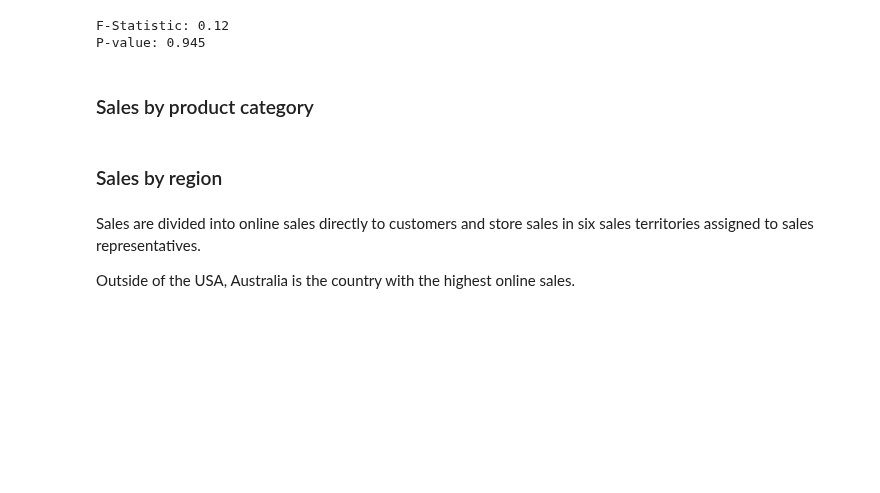
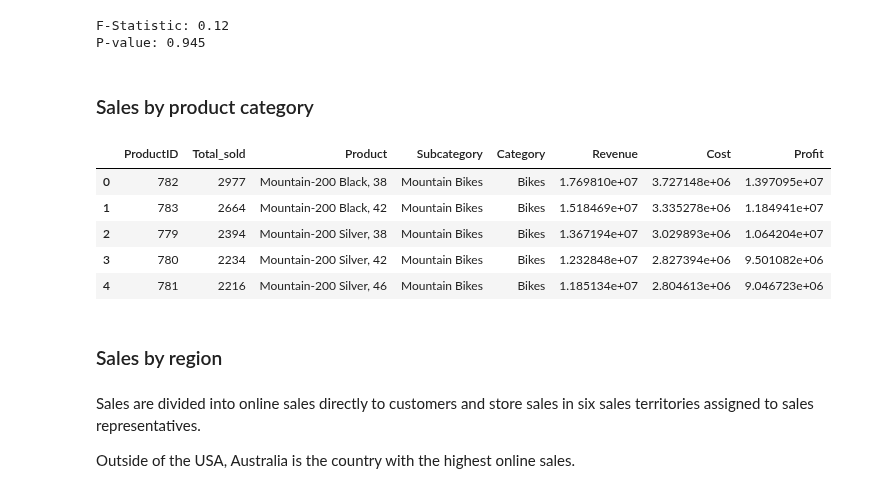
Before and after one commit to PieRatCat/SQL-stuff, a Jupyter notebook: SQL_kunskapskontroll/exam_submission.ipynb, the cells around one changed output. Saved outputs shown, nothing was run; the diff lists cells and outputs as text; code cells hidden in the pictures; blank space fills up the shorter version.

```diff
--- a/SQL_kunskapskontroll/exam_submission.ipynb
+++ b/SQL_kunskapskontroll/exam_submission.ipynb
@@ -199,6 +197,56 @@ F-Statistic: 0.12
 P-value: 0.945
 # %% [markdown]
 ### Sales by product category
+# %%
+sales_all = pd.read_sql(sql="""
+WITH Total_sold AS
+(SELECT
+	ProductID,
+	SUM(OrderQty) AS Total_sold
+FROM
+	Sales.SalesOrderDetail
+GROUP BY ProductID
+)
+, Total_amount AS
+(SELECT
+	s.ProductID,
+	SUM(OrderQty * LineTotal) AS Total_amount,
+	SUM(OrderQty * StandardCost) AS Total_cost
+FROM Sales.SalesOrderDetail AS s
+	INNER JOIN Production.Product AS p
+	ON s.ProductID = p.ProductID
+GROUP BY s.ProductID
+)
+SELECT
+	t.ProductID,
+	t.Total_sold,
+	p.Name AS Product,
+	s.Name AS Subcategory,
+	c.Name AS Category,
+	a.Total_amount AS Revenue,
+	a.Total_cost AS Cost,
+	(a.Total_amount - a.Total_cost) AS Profit
+FROM
+	Total_sold AS t
+	INNER JOIN Production.Product AS p
+	ON t.ProductID = p.ProductID
+	INNER JOIN Production.ProductSubcategory AS s
+	ON p.ProductSubcategoryID = s.ProductSubcategoryID
+	INNER JOIN Production.ProductCategory AS c
+	ON s.ProductCategoryID = c.ProductCategoryID
+	INNER JOIN Total_amount AS a
+	ON t.ProductID = a.ProductID
+ORDER BY Profit DESC
+;
+""", con=connection)
+sales_all.head()
+# %% [output]
+|  | ProductID | Total_sold | Product | Subcategory | Category | Revenue | Cost | Profit |
+| 0 | 782 | 2977 | Mountain-200 Black, 38 | Mountain Bikes | Bikes | 1.769810e+07 | 3.727148e+06 | 1.397095e+07 |
+| 1 | 783 | 2664 | Mountain-200 Black, 42 | Mountain Bikes | Bikes | 1.518469e+07 | 3.335278e+06 | 1.184941e+07 |
+| 2 | 779 | 2394 | Mountain-200 Silver, 38 | Mountain Bikes | Bikes | 1.367194e+07 | 3.029893e+06 | 1.064204e+07 |
+| 3 | 780 | 2234 | Mountain-200 Silver, 42 | Mountain Bikes | Bikes | 1.232848e+07 | 2.827394e+06 | 9.501082e+06 |
+| 4 | 781 | 2216 | Mountain-200 Silver, 46 | Mountain Bikes | Bikes | 1.185134e+07 | 2.804613e+06 | 9.046723e+06 |
 # %% [markdown]
 ### Sales by region
 # %% [markdown]
```
Also changed, not shown: parts of 4 cells of this notebook.
